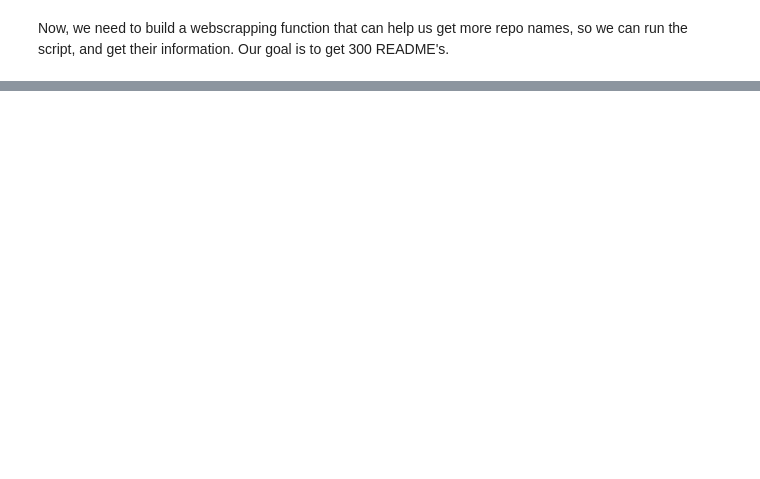
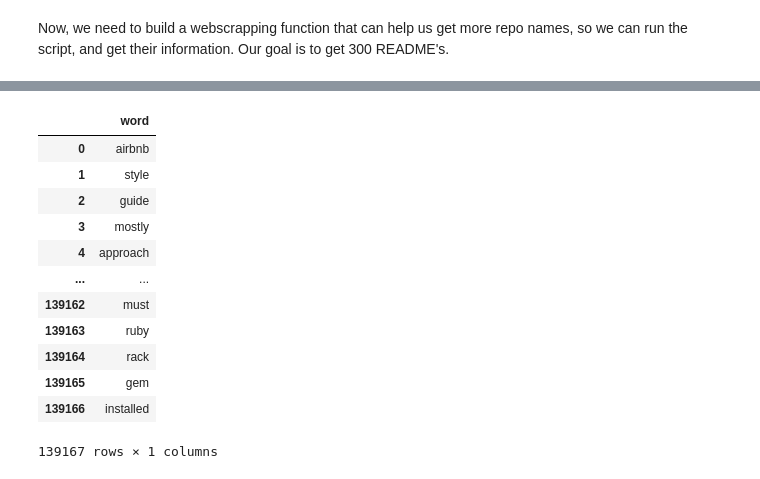
Before and after one commit to nlp-github-project/nlp-github-project, a Jupyter notebook: daniel_notes.ipynb, the cells around one changed output, grey strips where cells are left out. Cells and saved outputs as stored; diff of their text form; code cells hidden in the pictures; blank space fills up the shorter version.

```diff
--- a/daniel_notes.ipynb
+++ b/daniel_notes.ipynb
@@ -99,0 +377,5 @@ Number of repo names: 90
+# %%
+new_words = []
+for word in all_words:
+    if len(word) < 10:
+        new_words.append(word)
@@ -99,0 +399,16 @@ Number of repo names: 90
+# %%
+pd.DataFrame(dict(word=new_words))
+# %% [output]
+|  | word |
+| 0 | airbnb |
+| 1 | style |
+| 2 | guide |
+| 3 | mostly |
+| 4 | approach |
+| ... | ... |
+| 139162 | must |
+| 139163 | ruby |
+| 139164 | rack |
+| 139165 | gem |
+| 139166 | installed |
+139167 rows × 1 columns
```
Also changed, not shown: parts of 29 cells of this notebook.
